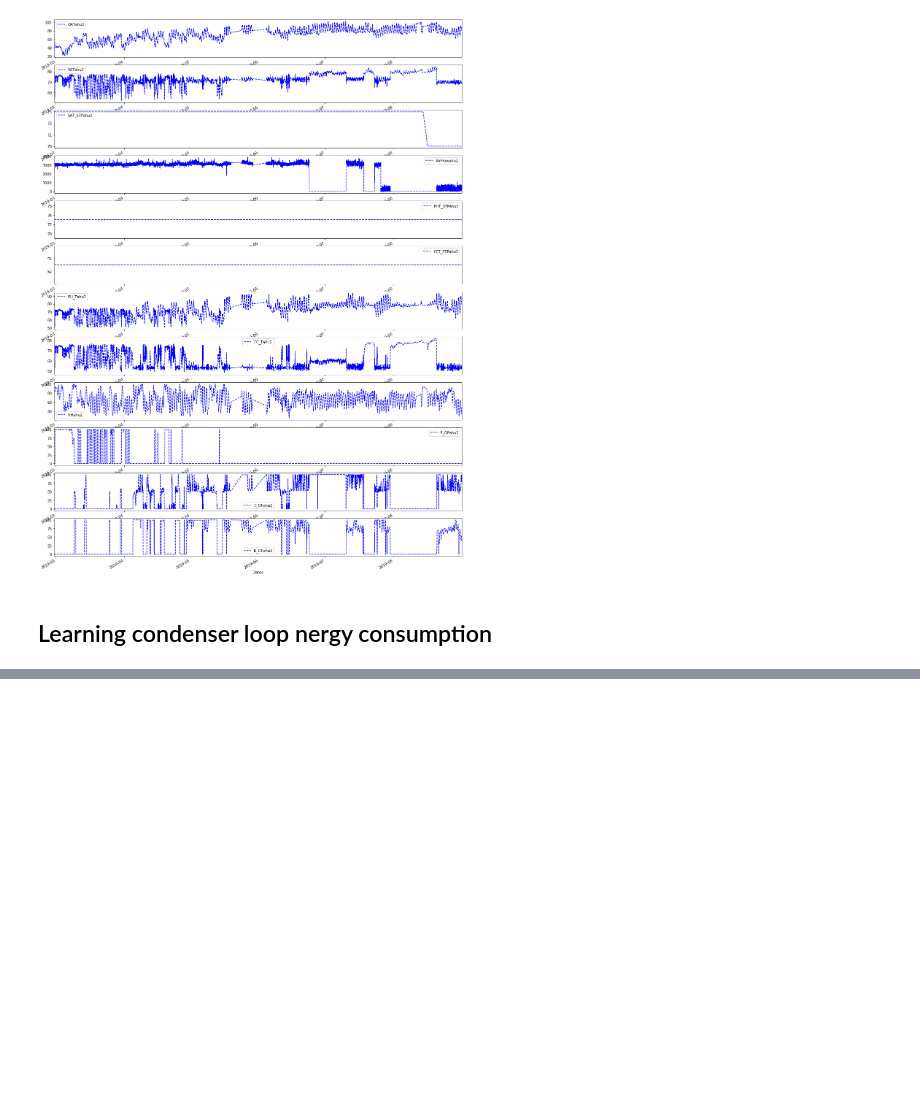
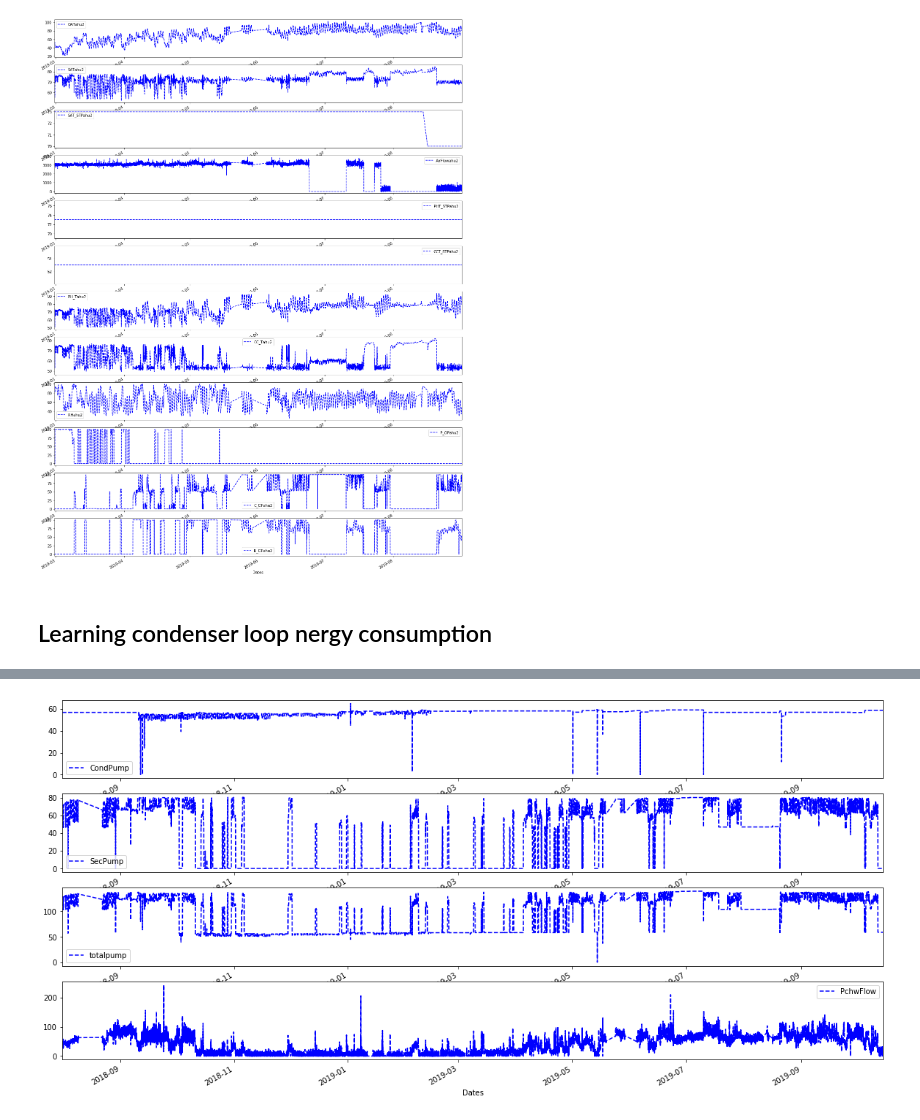
Before and after one commit to AvisekNaug/ahu_hybrid_control, a Jupyter notebook: Testing Code Snippets.ipynb, the cells around one changed output, grey strips where cells are left out. Cells and saved outputs as stored; diff of their text form; code cells hidden in the pictures; blank space fills up the shorter version.

```diff
--- a/Testing Code Snippets.ipynb
+++ b/Testing Code Snippets.ipynb
@@ -92,0 +140,2 @@ model.trainmodel(X_train, X_test, y_train, y_test, savemodel=True)
+# %%
+df3 = read_pickle('condensordata.pkl')
@@ -92,0 +152,19 @@ model.trainmodel(X_train, X_test, y_train, y_test, savemodel=True)
+# %%
+import numpy as np
+df3['totalheadahu'] = np.sqrt(df3['Ahu1DP'])+np.sqrt(df3['Ahu2DP'])
+df3['totalheadcondensor'] = np.sqrt(df3['CuDP'])
+df3['totalheadhvac'] = df3['totalheadahu'] + df3['totalheadcondensor']
+df3['flowrateahu'] = df3['PchwFlow']*df3['totalheadahu']/df3['totalheadhvac']
+df3['flowratecond'] = df3['PchwFlow']*df3['totalheadcondensor']/df3['totalheadhvac']
+# df3.drop(columns=['totalheadahu','totalheadcondensor','totalheadhvac'], inplace=True)
+# %%
+def datainspect(df):
+    from matplotlib import pyplot as plt
+    plt.rcParams["figure.figsize"] = (20,10)
+    fig,ax = plt.subplots(df.shape[1],1)
+    for i,j in zip(df.columns,range(df.shape[1])):
+        df.plot(y=[i],ax=ax[j],style=['b--'])
+df3['totalpump']=df3['CondPump']+df3['SecPump']
+datainspect(df3[['CondPump','SecPump','totalpump','PchwFlow']])
+# %% [output]
+[figure, added]
```
Also changed, not shown: parts of 5 cells of this notebook, 2 other files.
